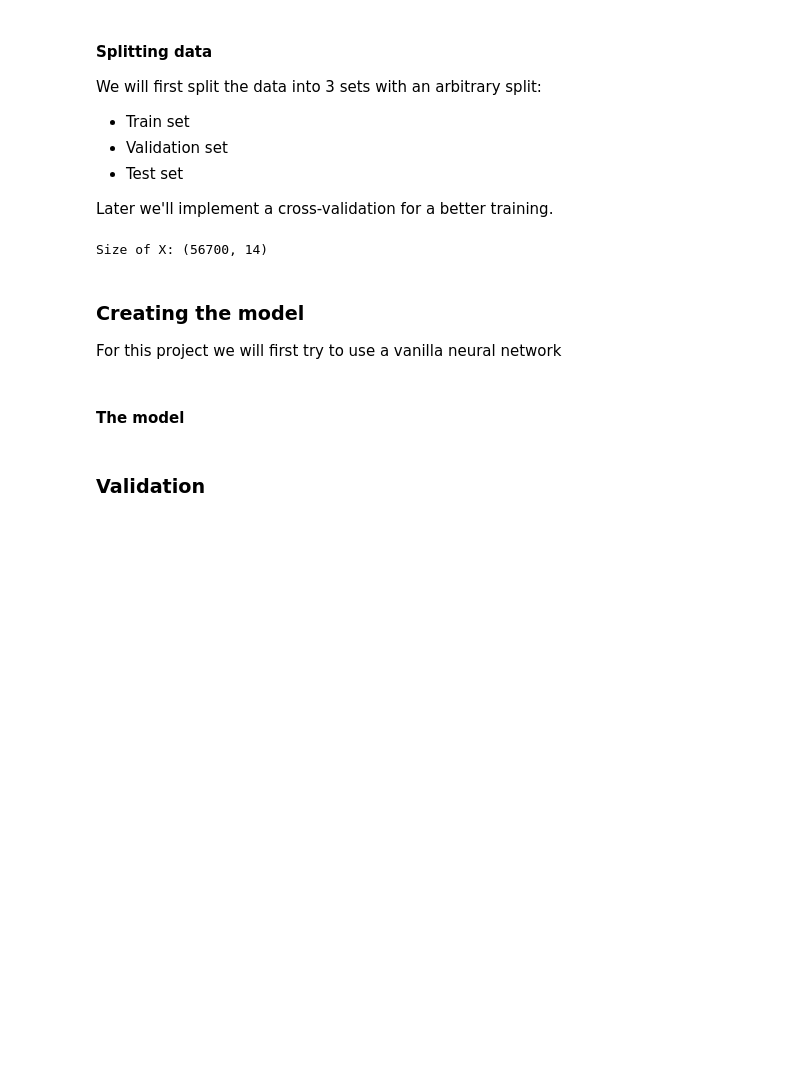
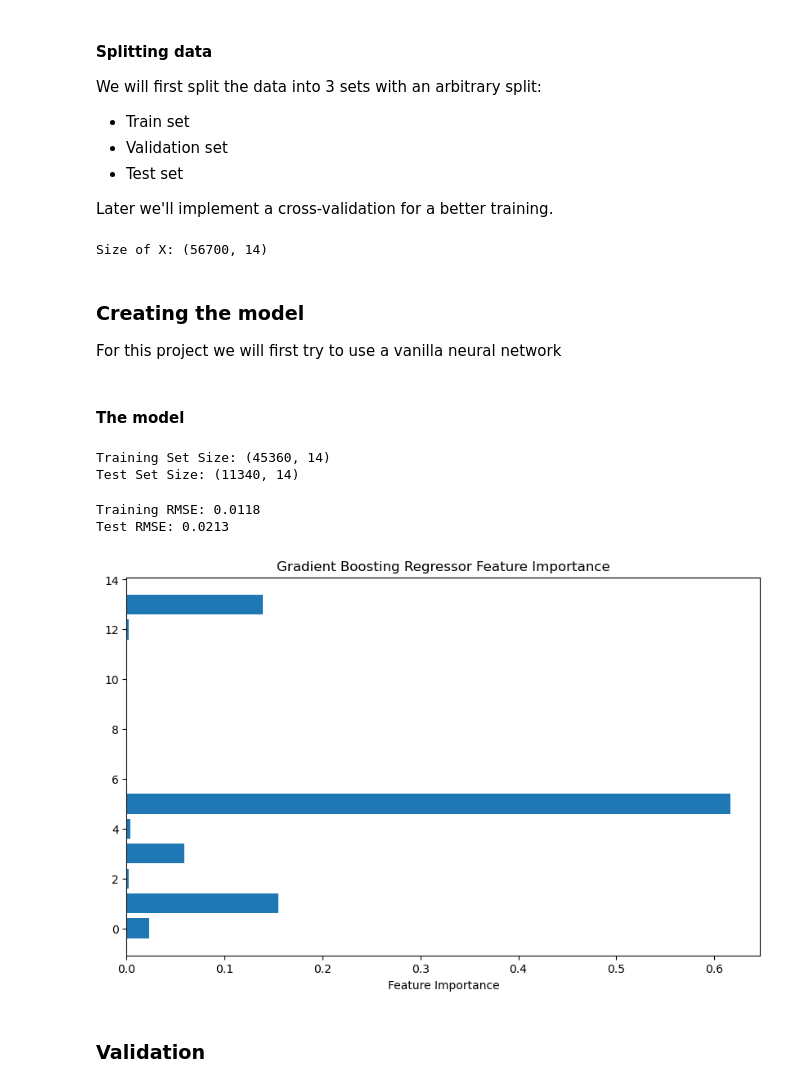
Before and after one commit to Deimos-1/ML-project, a Jupyter notebook: logs_xgboost.ipynb, the cells around one changed output. Saved outputs shown, nothing was run; the diff lists cells and outputs as text; code cells hidden in the pictures; blank space fills up the shorter version.

```diff
--- a/logs_xgboost.ipynb
+++ b/logs_xgboost.ipynb
@@ -748,2 +711,54 @@ class ThreeLayerNet(nn.Module):
+# %%
+# Define the split ratio (e.g., 80% training, 20% testing)
+X_train, X_test, y_train, y_test = train_test_split(X, y, test_size=0.2, random_state=random_state)
+
+print(f"Training Set Size: {X_train.shape}")
+print(f"Test Set Size: {X_test.shape}")
+# %% [output]
+Training Set Size: (45360, 14)
+Test Set Size: (11340, 14)
+# %%
+model = GradientBoostingRegressor(
+    n_estimators=500,
+    learning_rate=0.1,
+    max_depth=6,
+    subsample=0.8,
+    random_state=random_state
+)
+
+# (all chatgpt)
+# %%
+y_train = y_train.ravel()
+y_test = y_test.ravel()
+
+# Train the model
+model.fit(X_train, y_train)
+
+# Predict on training set
+y_train_pred = model.predict(X_train)
+train_rmse = np.sqrt(mean_squared_error(y_train, y_train_pred))
+print(f"Training RMSE: {train_rmse:.4f}")
+
+# Predict on test set
+y_test_pred = model.predict(X_test)
+test_rmse = np.sqrt(mean_squared_error(y_test, y_test_pred))
+print(f"Test RMSE: {test_rmse:.4f}")
+# %% [output]
+Training RMSE: 0.0118
+Test RMSE: 0.0213
+# %%
+import matplotlib.pyplot as plt
+
+# Extract feature importances
+feature_importance = model.feature_importances_
+
+# Plotting
+plt.figure(figsize=(10, 6))
+plt.barh(range(len(feature_importance)), feature_importance, align='center')
+plt.xlabel("Feature Importance")
+plt.title("Gradient Boosting Regressor Feature Importance")
+plt.show()
+# %% [output]
+[figure, added]
 # %% [markdown]
 ### **Validation**
```
Also changed, not shown: parts of 15 cells of this notebook, 1 other file.
